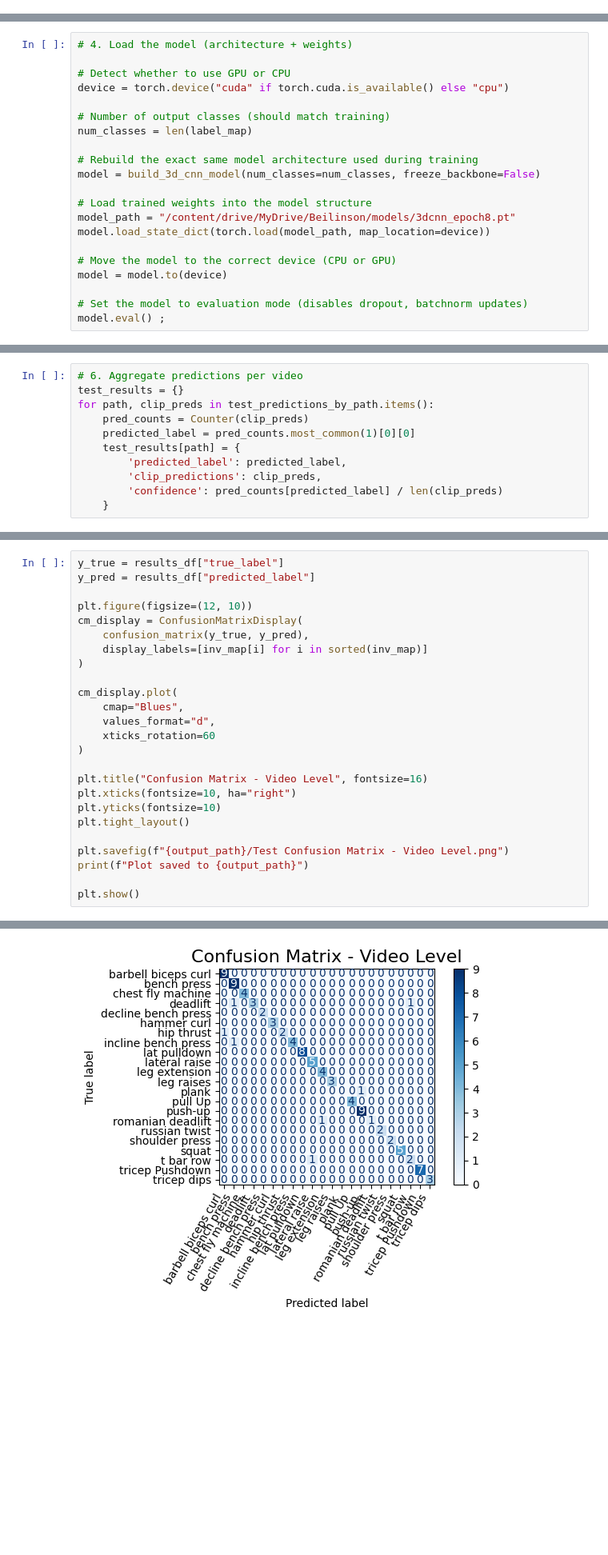
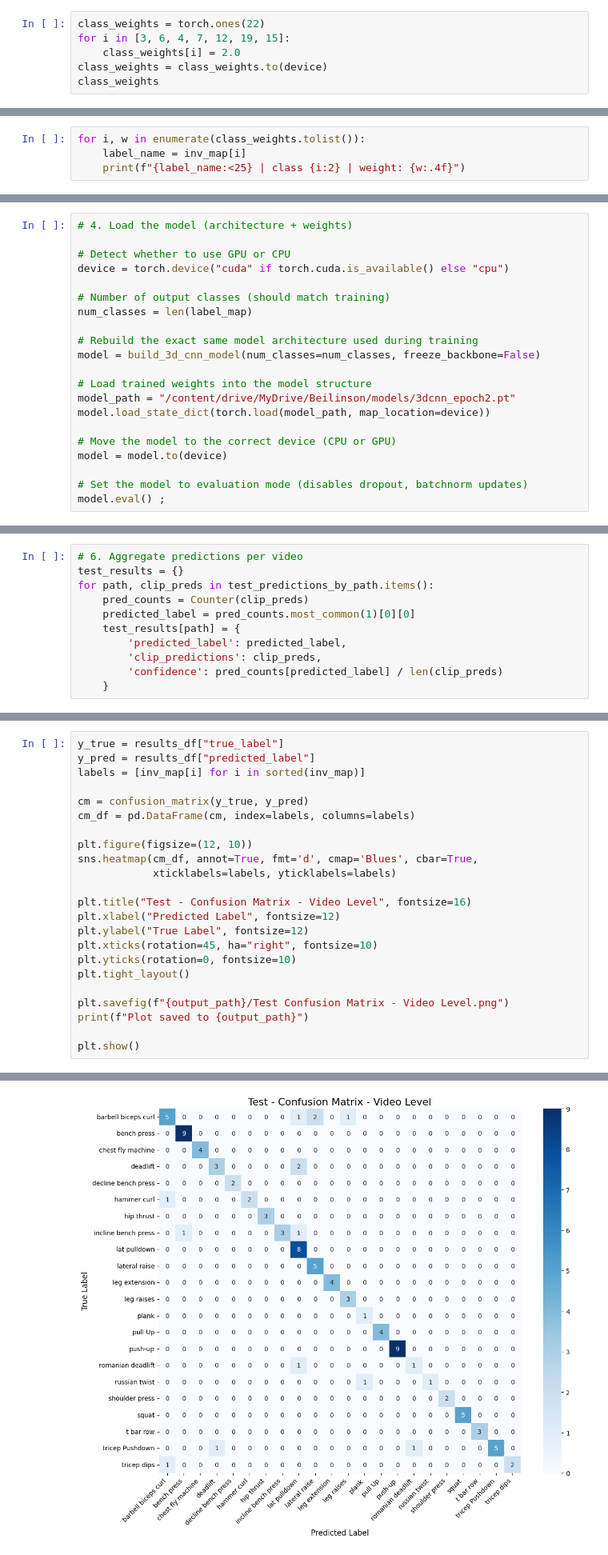
Before and after one commit to ShannieChacham/Workout_Exercises_Video_Classifier, a Jupyter notebook: Copy_of_Shannie_Chacham_0_92.ipynb, the cells around one changed output, grey strips where cells are left out. Shown at 80% size. Cells and saved outputs as stored; diff of their text form; blank space fills up the shorter version.

```diff
--- a/Copy_of_Shannie_Chacham_0_92.ipynb
+++ b/Copy_of_Shannie_Chacham_0_92.ipynb
@@ -779,0 +782,6 @@ def build_3d_cnn_model(num_classes: int, freeze_backbone: bool = True) -> nn.Mod
+# %%
+class_weights = torch.ones(22)
+for i in [3, 6, 4, 7, 12, 19, 15]:
+    class_weights[i] = 2.0
+class_weights = class_weights.to(device)
+class_weights
@@ -779,0 +791,4 @@ def build_3d_cnn_model(num_classes: int, freeze_backbone: bool = True) -> nn.Mod
+# %%
+for i, w in enumerate(class_weights.tolist()):
+    label_name = inv_map[i]
+    print(f"{label_name:<25} | class {i:2} | weight: {w:.4f}")
@@ -1329,7 +1229,7 @@ num_classes = len(label_map)
 model = build_3d_cnn_model(num_classes=num_classes, freeze_backbone=False)
 
 # Load trained weights into the model structure
-model_path = "/content/drive/MyDrive/Beilinson/models/3dcnn_epoch8.pt"
+model_path = "/content/drive/MyDrive/Beilinson/models/3dcnn_epoch2.pt"
 model.load_state_dict(torch.load(model_path, map_location=device))
 
 # Move the model to the correct device (CPU or GPU)
@@ -1416,22 +1310,20 @@ Test Loss: 0.3286
 # %%
 y_true = results_df["true_label"]
 y_pred = results_df["predicted_label"]
+labels = [inv_map[i] for i in sorted(inv_map)]
+
+cm = confusion_matrix(y_true, y_pred)
+cm_df = pd.DataFrame(cm, index=labels, columns=labels)
 
 plt.figure(figsize=(12, 10))
-cm_display = ConfusionMatrixDisplay(
-    confusion_matrix(y_true, y_pred),
-    display_labels=[inv_map[i] for i in sorted(inv_map)]
-)
+sns.heatmap(cm_df, annot=True, fmt='d', cmap='Blues', cbar=True,
+            xticklabels=labels, yticklabels=labels)
 
-cm_display.plot(
-    cmap="Blues",
-    values_format="d",
-    xticks_rotation=60
-)
-
-plt.title("Confusion Matrix - Video Level", fontsize=16)
-plt.xticks(fontsize=10, ha="right")
-plt.yticks(fontsize=10)
+plt.title("Test - Confusion Matrix - Video Level", fontsize=16)
+plt.xlabel("Predicted Label", fontsize=12)
+plt.ylabel("True Label", fontsize=12)
+plt.xticks(rotation=45, ha="right", fontsize=10)
+plt.yticks(rotation=0, fontsize=10)
 plt.tight_layout()
 
 plt.savefig(f"{output_path}/Test Confusion Matrix - Video Level.png")
@@ -1444,4 +1335,4 @@ Plot saved to /content/drive/MyDrive/Beilinson/figs
-[figure, old version]
+[figure, new version]
 # %%
 # 9. Save
 results_df.to_csv("/content/drive/MyDrive/Beilinson/test_predictions.csv", index=False)
```
Also changed, not shown: parts of 13 cells of this notebook.
